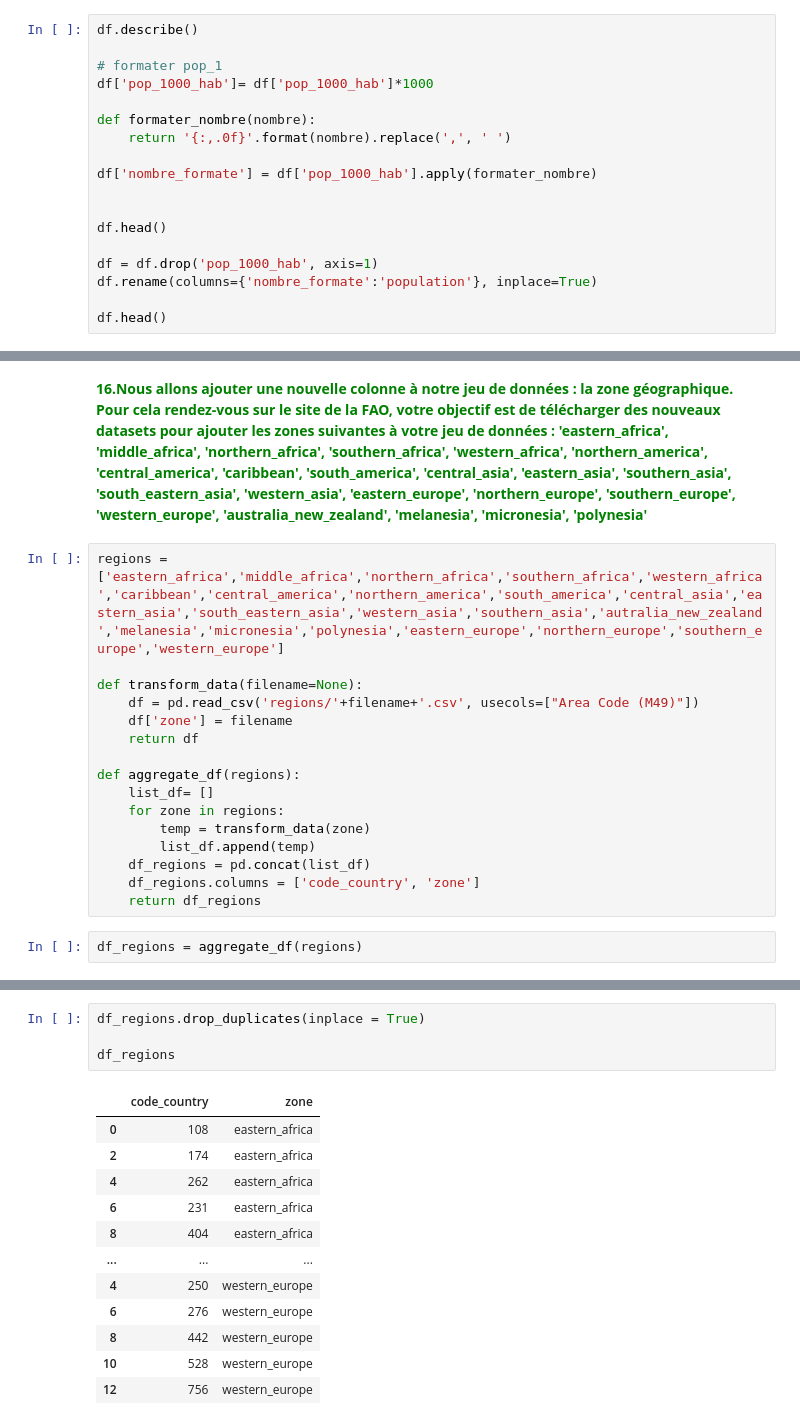
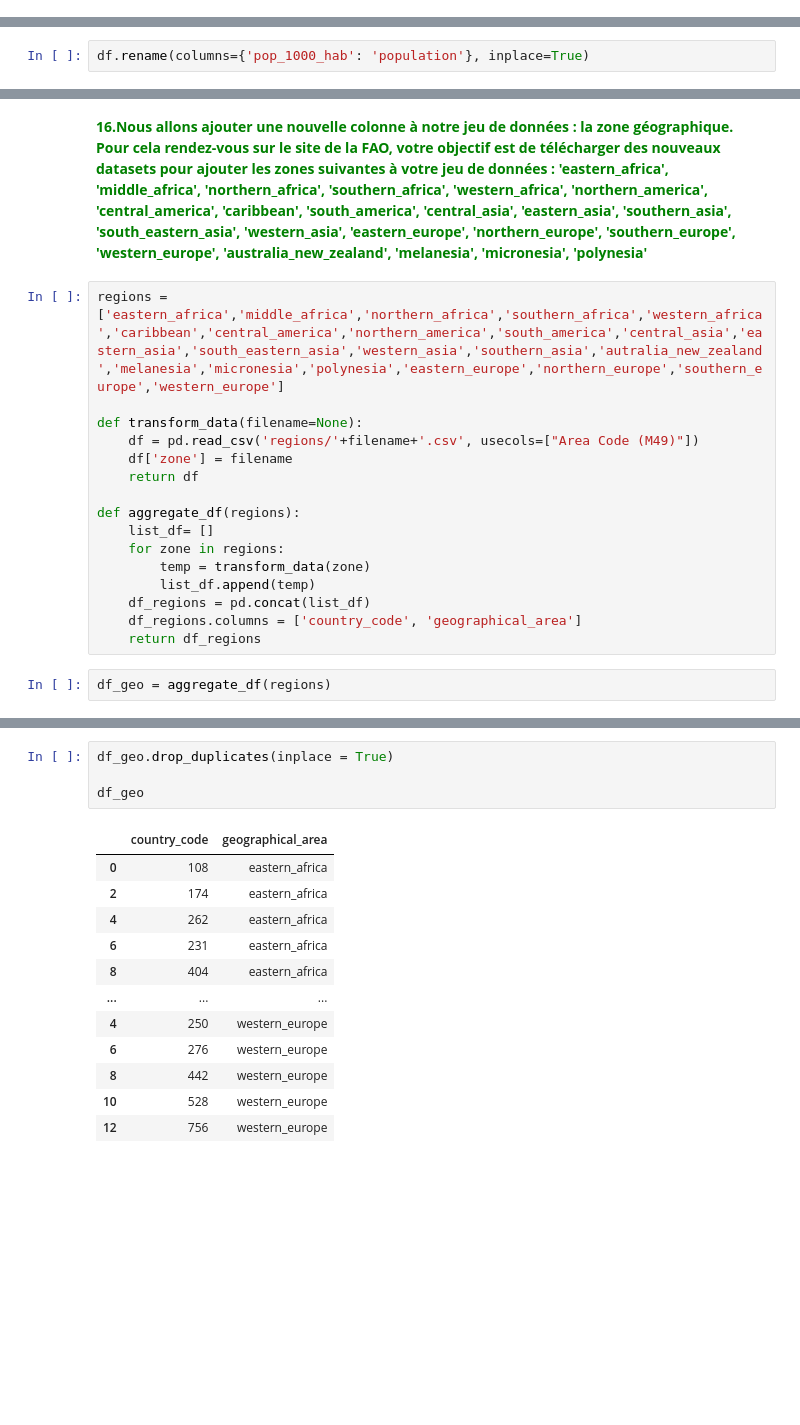
Before and after one commit to faridig/FAO_STAT, a Jupyter notebook: main.ipynb, the cells around one changed output, grey strips where cells are left out. Cells and saved outputs as stored; diff of their text form; blank space fills up the shorter version.

```diff
--- a/main.ipynb
+++ b/main.ipynb
@@ -253,21 +253,3 @@ pop_1000_hab    0
 dtype: int64
 # %% [markdown]
 <font color='green'>**10.Est-ce qu’il y a des valeurs aberrantes ? (population négative, etc.) Utilisez un récapitulatif statistique pour répondre à cette question.**</font>
-# %%
-df.describe()
-
-# formater pop_1
-df['pop_1000_hab']= df['pop_1000_hab']*1000
-
-def formater_nombre(nombre):
-    return '{:,.0f}'.format(nombre).replace(',', ' ')
-
-df['nombre_formate'] = df['pop_1000_hab'].apply(formater_nombre)
-
-
-df.head()
-
-df = df.drop('pop_1000_hab', axis=1)
-df.rename(columns={'nombre_formate':'population'}, inplace=True)
-
-df.head()
@@ -302,6 +296,8 @@ array(['Afghanistan', 'Albania', 'Algeria', 'Angola',
        'Zambia', 'Zimbabwe'], dtype=object)
 # %% [markdown]
 <font color="green">**13.Modifiez votre jeu de données afin que les informations soient indexées par country_code, country, year, pop_1000_hab, type et item. Les valeurs de la colonne element doivent être séparées dans des colonnes différentes. Recherchez sur internet la différence entre les formats long et les formats wide. Pour réussir cette étape creuser la méthode pivot_table. Il est préférable d’appliquer la méthode reset_index() après avoir utilisé la méthode précédente.**</font>
+# %%
+df.rename(columns={'pop_1000_hab': 'population'}, inplace=True)
 # %%
 df_wide = df.pivot_table(index=['country_code', 'country', 'year', 'population', 'type','item'], columns='element', values='value').reset_index()
 # %%
@@ -368,7 +368,7 @@ def aggregate_df(regions):
         temp = transform_data(zone)
         list_df.append(temp)
     df_regions = pd.concat(list_df)
-    df_regions.columns = ['code_country', 'zone']
+    df_regions.columns = ['country_code', 'geographical_area']
     return df_regions
 # %%
-df_regions = aggregate_df(regions)
+df_geo = aggregate_df(regions)
@@ -391,9 +391,9 @@ df_regions
 # %%
-df_regions.drop_duplicates(inplace = True)
+df_geo.drop_duplicates(inplace = True)
 
-df_regions
+df_geo
 # %% [output]
-|  | code_country | zone |
+|  | country_code | geographical_area |
 | 0 | 108 | eastern_africa |
 | 2 | 174 | eastern_africa |
 | 4 | 262 | eastern_africa |
```
Also changed, not shown: parts of 34 cells of this notebook, 6 other files.
